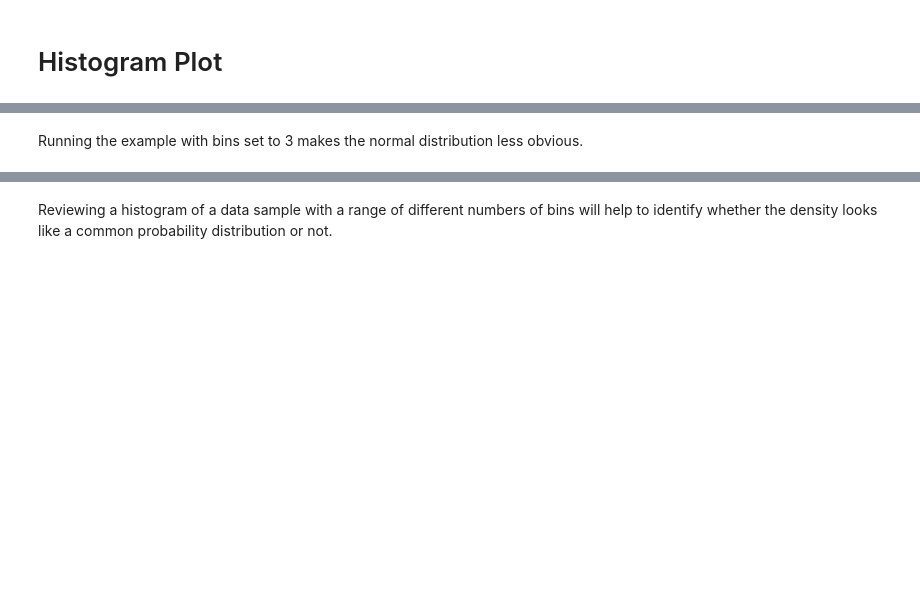
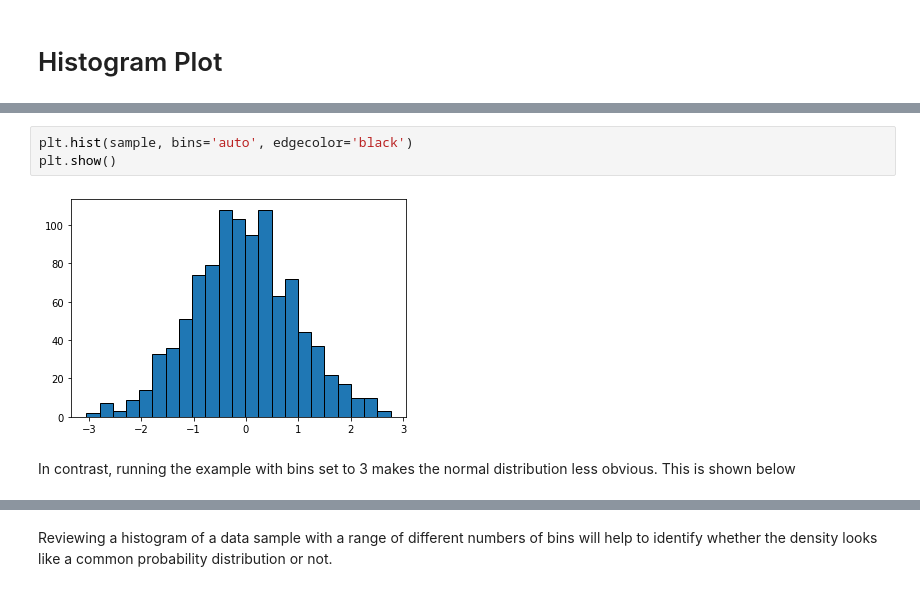
Before and after one commit to pockerman/probability_and_statistics_notes, a Jupyter notebook: probability_and_statistics/statistics/eda/histogram_plot.ipynb, the cells around one changed output, grey strips where cells are left out. Drawn from its saved outputs; the diff is of its cells as text; blank space fills up the shorter version.

```diff
--- a/probability_and_statistics/statistics/eda/histogram_plot.ipynb
+++ b/probability_and_statistics/statistics/eda/histogram_plot.ipynb
@@ -19,2 +37,7 @@ pyplot.show()
+# %%
+plt.hist(sample, bins='auto', edgecolor='black')
+plt.show()
+# %% [output]
+[figure, added]
 # %% [markdown]
-Running the example with bins set to 3 makes the normal distribution less obvious.
+In contrast, running the example with bins set to 3 makes the normal distribution less obvious. This is shown below
```
Also changed, not shown: parts of 28 cells of this notebook.
